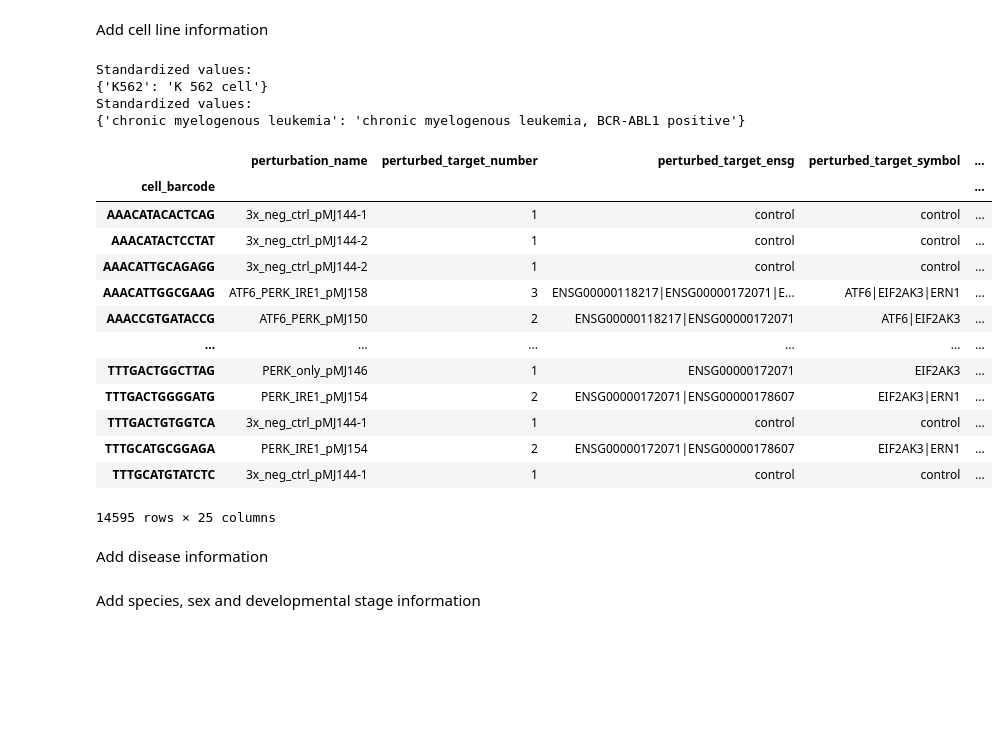
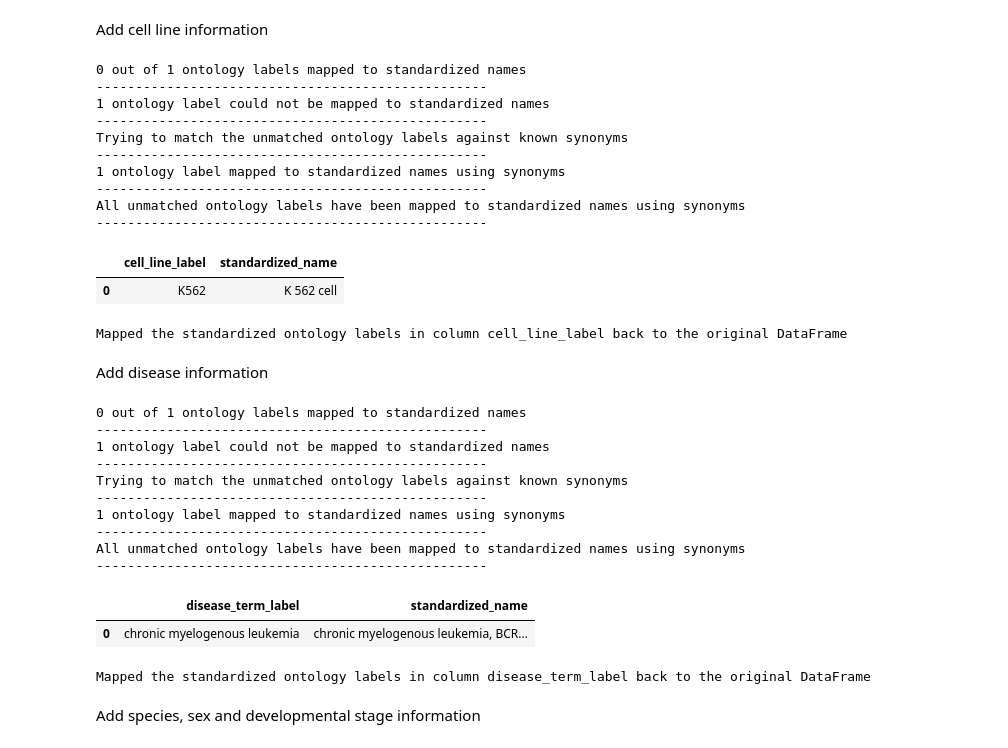
Before and after one commit to EMBL-EBI-ABC/PerturbationCatalogue, a Jupyter notebook: data_exploration/Perturbseq/curation_notebooks/adamson_2016_upr_epistasis.ipynb, the cells around one changed output. Cells and saved outputs as stored; diff of their text form; code cells hidden in the pictures; blank space fills up the shorter version.

Commit message:
curated adamson_2016_perturb_seq dataset and changed pilot and upr epistasis notebooks to use updated functions

```diff
--- a/data_exploration/Perturbseq/curation_notebooks/adamson_2016_upr_epistasis.ipynb
+++ b/data_exploration/Perturbseq/curation_notebooks/adamson_2016_upr_epistasis.ipynb
@@ -156,7 +145,9 @@ std_gnames["perturbed_target_symbol"] = std_gnames["perturbed_target_symbol"].st
 std_gnames = std_gnames.explode("perturbed_target_symbol", ignore_index=True)
 
 # standardize the perturbed target symbol
-std_gnames = standardize_data(std_gnames, "perturbed_target_symbol", gene_ont, "symbol")
+# std_gnames = standardize_data(std_gnames, "perturbed_target_symbol", gene_ont, "symbol")
+std_gnames = standardize_gene_symbols(std_gnames, "perturbed_target_symbol")
+
 
 # create perturbed_target_ensg column
 std_gnames["perturbed_target_ensg"] = std_gnames["perturbed_target_symbol"].map(
@@ -329,41 +344,50 @@ Add cell line information
 # %%
 # cell line label
 obs['cell_line_label'] = obs['cell_line']
-obs = standardize_data(obs, "cell_line_label", cline_ont, "name")
+obs = standardize_ontology(obs, "cell_line_label", cline_ont)
 
 obs['cell_line_id'] = obs['cell_line_label'].map(
     cline_ont.set_index('name')['ontology_id'].to_dict()
 )
 # %% [output]
-Standardized values:
-{'K562': 'K 562 cell'}
-Standardized values:
-{'chronic myelogenous leukemia': 'chronic myelogenous leukemia, BCR-ABL1 positive'}
+0 out of 1 ontology labels mapped to standardized names
+--------------------------------------------------
+1 ontology label could not be mapped to standardized names
+--------------------------------------------------
+Trying to match the unmatched ontology labels against known synonyms
+--------------------------------------------------
+1 ontology label mapped to standardized names using synonyms
+--------------------------------------------------
+All unmatched ontology labels have been mapped to standardized names using synonyms
+--------------------------------------------------
-|  | perturbation_name | perturbed_target_number | perturbed_target_ensg | perturbed_target_symbol | ... |
-| cell_barcode |  |  |  |  | ... |
-| AAACATACACTCAG | 3x_neg_ctrl_pMJ144-1 | 1 | control | control | ... |
-| AAACATACTCCTAT | 3x_neg_ctrl_pMJ144-2 | 1 | control | control | ... |
-| AAACATTGCAGAGG | 3x_neg_ctrl_pMJ144-2 | 1 | control | control | ... |
-| AAACATTGGCGAAG | ATF6_PERK_IRE1_pMJ158 | 3 | ENSG00000118217|ENSG00000172071|E... | ATF6|EIF2AK3|ERN1 | ... |
-| AAACCGTGATACCG | ATF6_PERK_pMJ150 | 2 | ENSG00000118217|ENSG00000172071 | ATF6|EIF2AK3 | ... |
-| ... | ... | ... | ... | ... | ... |
-| TTTGACTGGCTTAG | PERK_only_pMJ146 | 1 | ENSG00000172071 | EIF2AK3 | ... |
-| TTTGACTGGGGATG | PERK_IRE1_pMJ154 | 2 | ENSG00000172071|ENSG00000178607 | EIF2AK3|ERN1 | ... |
-| TTTGACTGTGGTCA | 3x_neg_ctrl_pMJ144-1 | 1 | control | control | ... |
-| TTTGCATGCGGAGA | PERK_IRE1_pMJ154 | 2 | ENSG00000172071|ENSG00000178607 | EIF2AK3|ERN1 | ... |
-| TTTGCATGTATCTC | 3x_neg_ctrl_pMJ144-1 | 1 | control | control | ... |
+|  | cell_line_label | standardized_name |
+| 0 | K562 | K 562 cell |
-14595 rows × 25 columns
+Mapped the standardized ontology labels in column cell_line_label back to the original DataFrame
 # %% [markdown]
 Add disease information
 # %%
 
 # disease
 obs['disease_term_label'] = obs['disease']
-obs = standardize_data(obs, "disease_term_label", dis_ont, "name")
+obs = standardize_ontology(obs, "disease_term_label", dis_ont)
 
 obs['disease_term_id'] = obs['disease_term_label'].map(
     dis_ont.set_index('name')['ontology_id'].to_dict()
 )
+# %% [output]
+0 out of 1 ontology labels mapped to standardized names
+--------------------------------------------------
+1 ontology label could not be mapped to standardized names
+--------------------------------------------------
+Trying to match the unmatched ontology labels against known synonyms
+--------------------------------------------------
+1 ontology label mapped to standardized names using synonyms
+--------------------------------------------------
+All unmatched ontology labels have been mapped to standardized names using synonyms
+--------------------------------------------------
+|  | disease_term_label | standardized_name |
+| 0 | chronic myelogenous leukemia | chronic myelogenous leukemia, BCR... |
+Mapped the standardized ontology labels in column disease_term_label back to the original DataFrame
 # %% [markdown]
 Add species, sex and developmental stage information
 # %%
```
Also changed, not shown: parts of 10 cells of this notebook, 4 other files.
